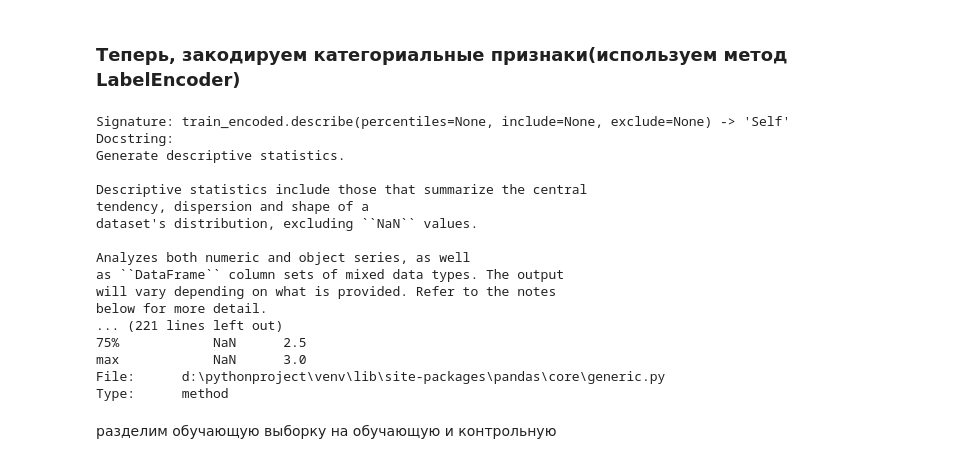
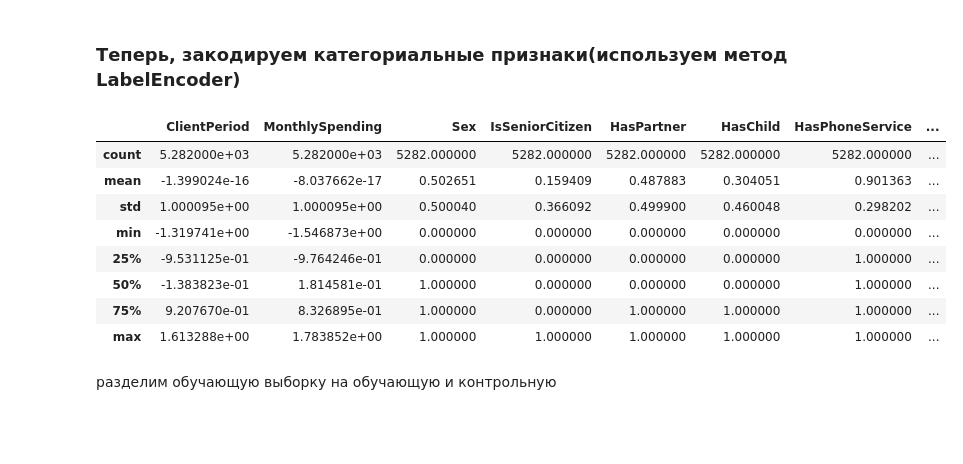
Before and after one commit to Chillibumbik/ML_study, a Jupyter notebook: first_practical_task/classif.ipynb, the cells around one changed output. Saved outputs shown, nothing was run; the diff lists cells and outputs as text; code cells hidden in the pictures; blank space fills up the shorter version.

```diff
--- a/first_practical_task/classif.ipynb
+++ b/first_practical_task/classif.ipynb
@@ -223,36 +223,28 @@ plt.show()
 # %%
 from sklearn.preprocessing import LabelEncoder
 
 train_encoded = train.copy()
 
 categorial_cols = train.select_dtypes(include=["object", 'category']).columns.tolist()
 
 label_encoders = {} # чтобы для коммита и тестовой выборки использовать те же энкодеры
 
 for col in categorial_cols:
     le = LabelEncoder()
     train_encoded[col] = le.fit_transform(train[col])
     label_encoders[col] = le
 
-train_encoded.describe?
+train_encoded.describe()
 # %% [output]
-Signature: train_encoded.describe(percentiles=None, include=None, exclude=None) -> 'Self'
-Docstring:
-Generate descriptive statistics.
-
-Descriptive statistics include those that summarize the central
-tendency, dispersion and shape of a
-dataset's distribution, excluding ``NaN`` values.
-
-Analyzes both numeric and object series, as well
-as ``DataFrame`` column sets of mixed data types. The output
-will vary depending on what is provided. Refer to the notes
-below for more detail.
-... (221 lines left out)
-75%            NaN      2.5
-max            NaN      3.0
-File:      d:\pythonproject\venv\lib\site-packages\pandas\core\generic.py
-Type:      method
+|  | ClientPeriod | MonthlySpending | Sex | IsSeniorCitizen | HasPartner | HasChild | HasPhoneService | ... |
+| count | 5.282000e+03 | 5.282000e+03 | 5282.000000 | 5282.000000 | 5282.000000 | 5282.000000 | 5282.000000 | ... |
+| mean | -1.399024e-16 | -8.037662e-17 | 0.502651 | 0.159409 | 0.487883 | 0.304051 | 0.901363 | ... |
+| std | 1.000095e+00 | 1.000095e+00 | 0.500040 | 0.366092 | 0.499900 | 0.460048 | 0.298202 | ... |
+| min | -1.319741e+00 | -1.546873e+00 | 0.000000 | 0.000000 | 0.000000 | 0.000000 | 0.000000 | ... |
+| 25% | -9.531125e-01 | -9.764246e-01 | 0.000000 | 0.000000 | 0.000000 | 0.000000 | 1.000000 | ... |
+| 50% | -1.383823e-01 | 1.814581e-01 | 1.000000 | 0.000000 | 0.000000 | 0.000000 | 1.000000 | ... |
+| 75% | 9.207670e-01 | 8.326895e-01 | 1.000000 | 0.000000 | 1.000000 | 1.000000 | 1.000000 | ... |
+| max | 1.613288e+00 | 1.783852e+00 | 1.000000 | 1.000000 | 1.000000 | 1.000000 | 1.000000 | ... |
 # %% [markdown]
 разделим обучающую выборку на обучающую и контрольную
 # %%
```
Also changed, not shown: parts of 8 cells of this notebook, 3 other files.
